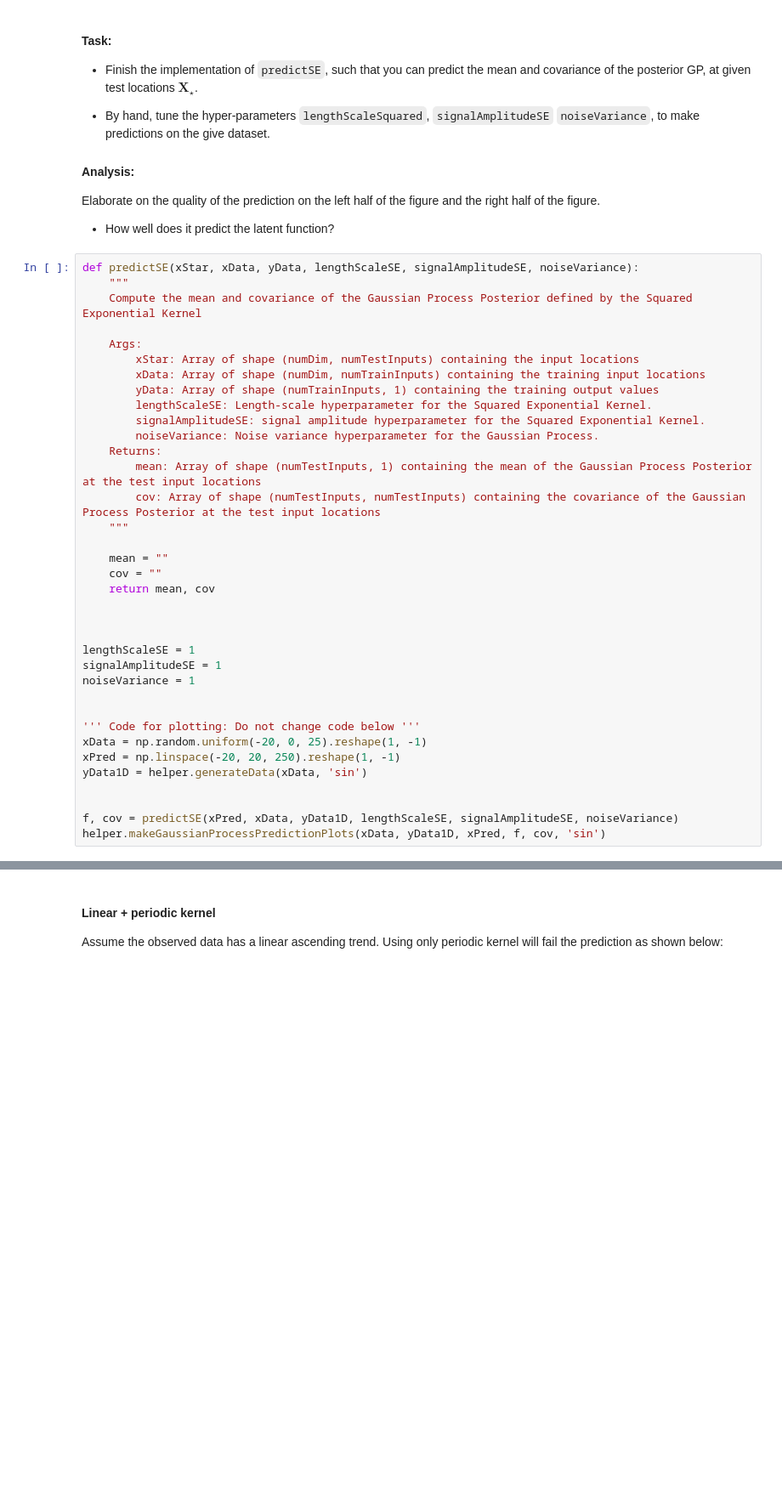
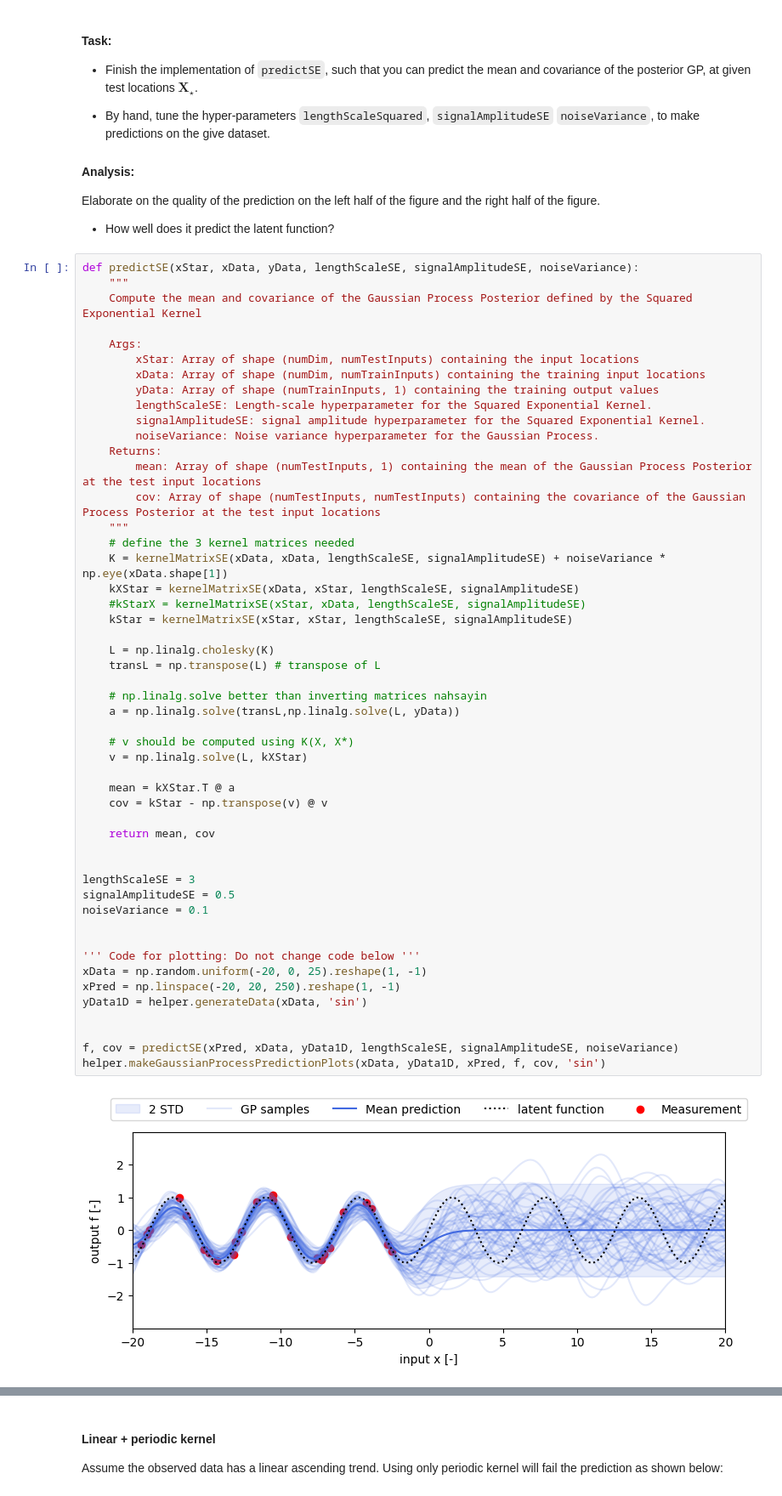
Before and after one commit to jackh1nes/PSF_Assignments, a Jupyter notebook: Assignment 3/assignment3_10.ipynb, the cells around one changed output, grey strips where cells are left out. Shown at 85% size. Cells and saved outputs as stored; diff of their text form; blank space fills up the shorter version.

```diff
--- a/Assignment 3/assignment3_10.ipynb
+++ b/Assignment 3/assignment3_10.ipynb
@@ -296,39 +316,55 @@ Elaborate on the quality of the prediction on the left half of the figure and th
 # %%
 def predictSE(xStar, xData, yData, lengthScaleSE, signalAmplitudeSE, noiseVariance):
     """
     Compute the mean and covariance of the Gaussian Process Posterior defined by the Squared Exponential Kernel
 
     Args:
         xStar: Array of shape (numDim, numTestInputs) containing the input locations
         xData: Array of shape (numDim, numTrainInputs) containing the training input locations
         yData: Array of shape (numTrainInputs, 1) containing the training output values
         lengthScaleSE: Length-scale hyperparameter for the Squared Exponential Kernel.
         signalAmplitudeSE: signal amplitude hyperparameter for the Squared Exponential Kernel.
         noiseVariance: Noise variance hyperparameter for the Gaussian Process.
     Returns:
         mean: Array of shape (numTestInputs, 1) containing the mean of the Gaussian Process Posterior at the test input locations
         cov: Array of shape (numTestInputs, numTestInputs) containing the covariance of the Gaussian Process Posterior at the test input locations
     """
+    # define the 3 kernel matrices needed
+    K = kernelMatrixSE(xData, xData, lengthScaleSE, signalAmplitudeSE) + noiseVariance * np.eye(xData.shape[1])
+    kXStar = kernelMatrixSE(xData, xStar, lengthScaleSE, signalAmplitudeSE)
+    #kStarX = kernelMatrixSE(xStar, xData, lengthScaleSE, signalAmplitudeSE)
+    kStar = kernelMatrixSE(xStar, xStar, lengthScaleSE, signalAmplitudeSE)
 
-    mean = ""
-    cov = ""
+    L = np.linalg.cholesky(K)
+    transL = np.transpose(L) # transpose of L
+
+    # np.linalg.solve better than inverting matrices nahsayin
+    a = np.linalg.solve(transL,np.linalg.solve(L, yData))
+
+    # v should be computed using K(X, X*)
+    v = np.linalg.solve(L, kXStar)
+
+    mean = kXStar.T @ a
+    cov = kStar - np.transpose(v) @ v
+
     return mean, cov
 
 
-
-lengthScaleSE = 1
-signalAmplitudeSE = 1
-noiseVariance = 1
+lengthScaleSE = 3
+signalAmplitudeSE = 0.5
+noiseVariance = 0.1
 
 
 ''' Code for plotting: Do not change code below '''
 xData = np.random.uniform(-20, 0, 25).reshape(1, -1)
 xPred = np.linspace(-20, 20, 250).reshape(1, -1)
 yData1D = helper.generateData(xData, 'sin')
 
 
 f, cov = predictSE(xPred, xData, yData1D, lengthScaleSE, signalAmplitudeSE, noiseVariance)
 helper.makeGaussianProcessPredictionPlots(xData, yData1D, xPred, f, cov, 'sin')
+# %% [output]
+[figure, added]
 # %% [markdown]
 #### Sampling from a Gaussian Process Posterior
 
```
Also changed, not shown: parts of 4 cells of this notebook.
